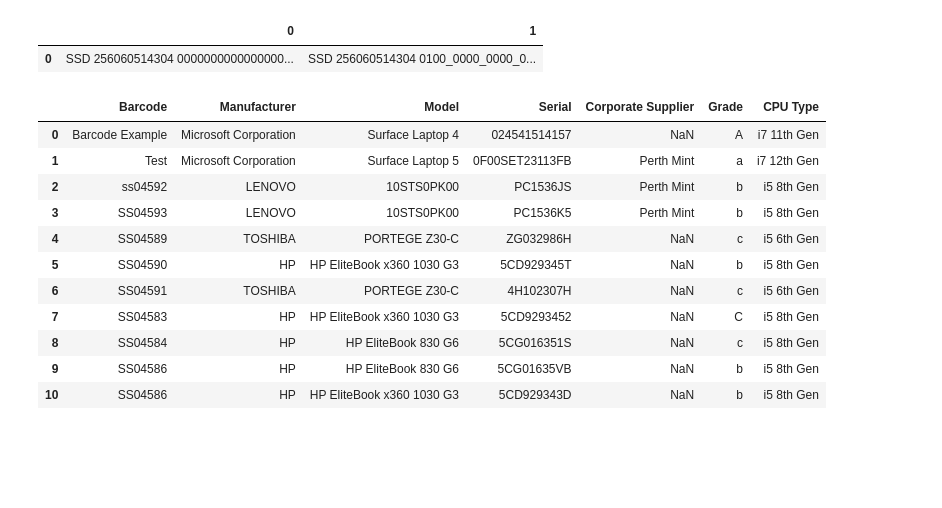
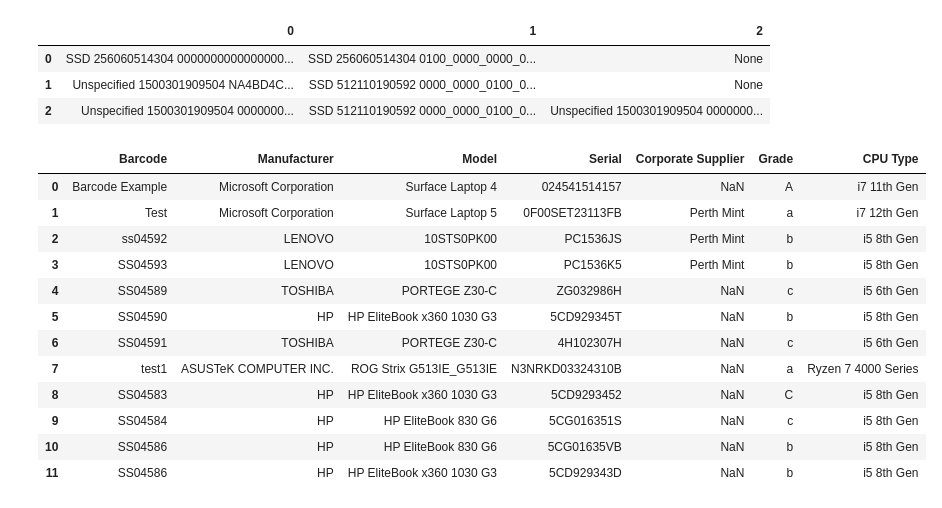
Before and after one commit to K80K8/SS, a Jupyter notebook: get_info/experimental_code/process_data_v2.ipynb, the cells around one changed output. Drawn from its saved outputs; the diff is of its cells as text; code cells hidden in the pictures; blank space fills up the shorter version.

Commit message:
added process data script

```diff
--- a/get_info/process_data_v2.ipynb
+++ b/get_info/experimental_code/process_data_v2.ipynb
@@ -8,6 +11,6 @@ import re
 # %%
 # Read in all text files containing raw info and add to dataframe
-folder_path = "."
+folder_path = "../raw_data"
 
 file_paths = glob.glob(os.path.join(folder_path, "*vol*.txt"))
 
@@ -15,4 +18,4 @@ dfs = [pd.read_csv(path, sep=',', header=None, skiprows=1) for path in file_path
 
 df_combined = pd.concat(dfs, ignore_index=True)
 
-# display(df_combined)
+display(df_combined)
@@ -231,27 +242,30 @@ df_listing = df_combined[df_combined[0] == 0].reset_index(drop=True)
 # %%
 # separate disks frame
 disks = df_listing[13].str.split('|', expand=True)
-display(disks)
+# display(disks)
 # %% [output]
-|  | 0 | 1 |
-| 0 | SSD 256060514304 0000000000000000... | SSD 256060514304 0100_0000_0000_0... |
+|  | 0 | 1 | 2 |
+| 0 | SSD 256060514304 0000000000000000... | SSD 256060514304 0100_0000_0000_0... | None |
+| 1 | Unspecified 1500301909504 NA4BD4C... | SSD 512110190592 0000_0000_0100_0... | None |
+| 2 | Unspecified 1500301909504 0000000... | SSD 512110190592 0000_0000_0100_0... | Unspecified 1500301909504 0000000... |
 # %%
 df_system.rename(columns={1: 'Barcode', 2: 'Manufacturer', 3: 'Model', 4: 'Serial', 9: 'Corporate Supplier', 12: 'Grade'}, inplace=True)
 df_system = df_system.drop([0, 5, 6, 7, 8, 10, 11, 13, 'RAM', 'RAM Amount and Type', 'CPU', 'Windows Type and Version', 'Is Windows Activated?'], axis=1)
-display(df_system)
+# display(df_system)
 # %% [output]
 |  | Barcode | Manufacturer | Model | Serial | Corporate Supplier | Grade | CPU Type |
 | 0 | Barcode Example | Microsoft Corporation | Surface Laptop 4 | 024541514157 | NaN | A | i7 11th Gen |
 | 1 | Test | Microsoft Corporation | Surface Laptop 5 | 0F00SET23113FB | Perth Mint | a | i7 12th Gen |
 | 2 | ss04592 | LENOVO | 10STS0PK00 | PC1536JS | Perth Mint | b | i5 8th Gen |
 | 3 | SS04593 | LENOVO | 10STS0PK00 | PC1536K5 | Perth Mint | b | i5 8th Gen |
 | 4 | SS04589 | TOSHIBA | PORTEGE Z30-C | ZG032986H | NaN | c | i5 6th Gen |
 | 5 | SS04590 | HP | HP EliteBook x360 1030 G3 | 5CD929345T | NaN | b | i5 8th Gen |
 | 6 | SS04591 | TOSHIBA | PORTEGE Z30-C | 4H102307H | NaN | c | i5 6th Gen |
-| 7 | SS04583 | HP | HP EliteBook x360 1030 G3 | 5CD9293452 | NaN | C | i5 8th Gen |
-| 8 | SS04584 | HP | HP EliteBook 830 G6 | 5CG016351S | NaN | c | i5 8th Gen |
-| 9 | SS04586 | HP | HP EliteBook 830 G6 | 5CG01635VB | NaN | b | i5 8th Gen |
-| 10 | SS04586 | HP | HP EliteBook x360 1030 G3 | 5CD929343D | NaN | b | i5 8th Gen |
+| 7 | test1 | ASUSTeK COMPUTER INC. | ROG Strix G513IE_G513IE | N3NRKD03324310B | NaN | a | Ryzen 7 4000 Series |
+| 8 | SS04583 | HP | HP EliteBook x360 1030 G3 | 5CD9293452 | NaN | C | i5 8th Gen |
+| 9 | SS04584 | HP | HP EliteBook 830 G6 | 5CG016351S | NaN | c | i5 8th Gen |
+| 10 | SS04586 | HP | HP EliteBook 830 G6 | 5CG01635VB | NaN | b | i5 8th Gen |
+| 11 | SS04586 | HP | HP EliteBook x360 1030 G3 | 5CD929343D | NaN | b | i5 8th Gen |
 # %%
 # Foramat Grade column
 def map_grade(grade):
```
Also changed, not shown: parts of 16 cells of this notebook, 15 other files.
